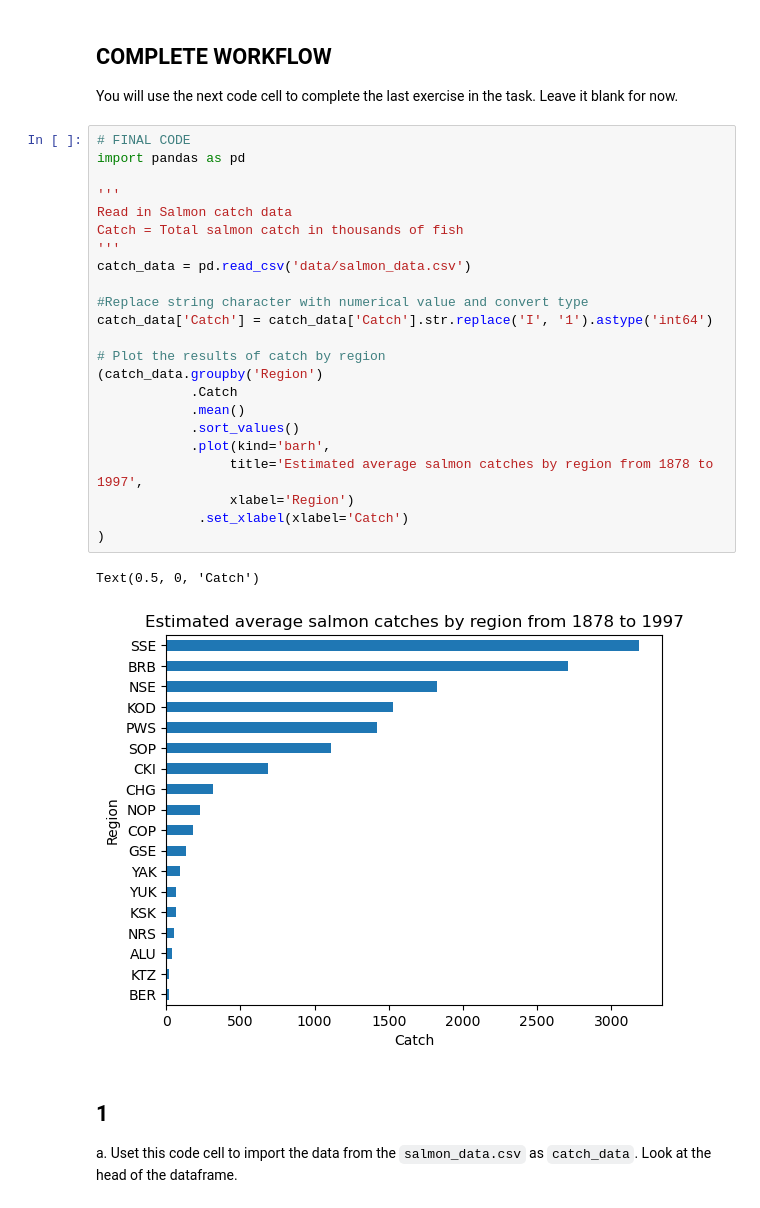
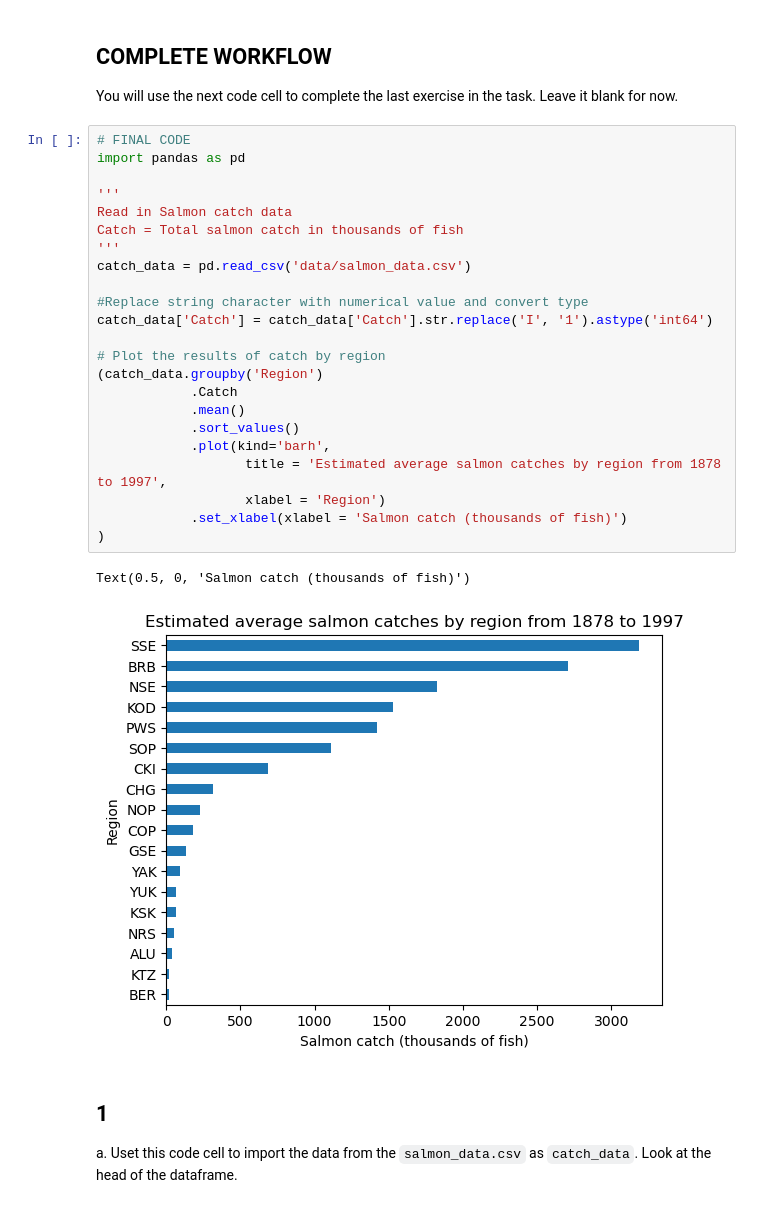
Before and after one commit to haylee360/eds220-hwk2, a Jupyter notebook: hwk2-task2-salmon-oyler.ipynb, the cells around one changed output. Saved outputs shown, nothing was run; the diff lists cells and outputs as text.

Commit message:
Final touches on graph for task 2

```diff
--- a/hwk2-task2-salmon-oyler.ipynb
+++ b/hwk2-task2-salmon-oyler.ipynb
@@ -51,29 +51,29 @@ You will use the next code cell to complete the last exercise in the task. Leave
 # %%
 # FINAL CODE
 import pandas as pd
 
 '''
 Read in Salmon catch data
 Catch = Total salmon catch in thousands of fish
 '''
 catch_data = pd.read_csv('data/salmon_data.csv')
 
 #Replace string character with numerical value and convert type
 catch_data['Catch'] = catch_data['Catch'].str.replace('I', '1').astype('int64')
 
 # Plot the results of catch by region
 (catch_data.groupby('Region')
             .Catch
             .mean()
             .sort_values()
             .plot(kind='barh',
-                 title='Estimated average salmon catches by region from 1878 to 1997',
-                 xlabel='Region')
-             .set_xlabel(xlabel='Catch')
+                   title = 'Estimated average salmon catches by region from 1878 to 1997',
+                   xlabel = 'Region')
+            .set_xlabel(xlabel = 'Salmon catch (thousands of fish)')
 )
 # %% [output]
-Text(0.5, 0, 'Catch')
+Text(0.5, 0, 'Salmon catch (thousands of fish)')
-[figure, old version]
+[figure, new version]
 # %% [markdown]
 ## 1
 
```
Also changed, not shown: parts of 5 cells of this notebook.
